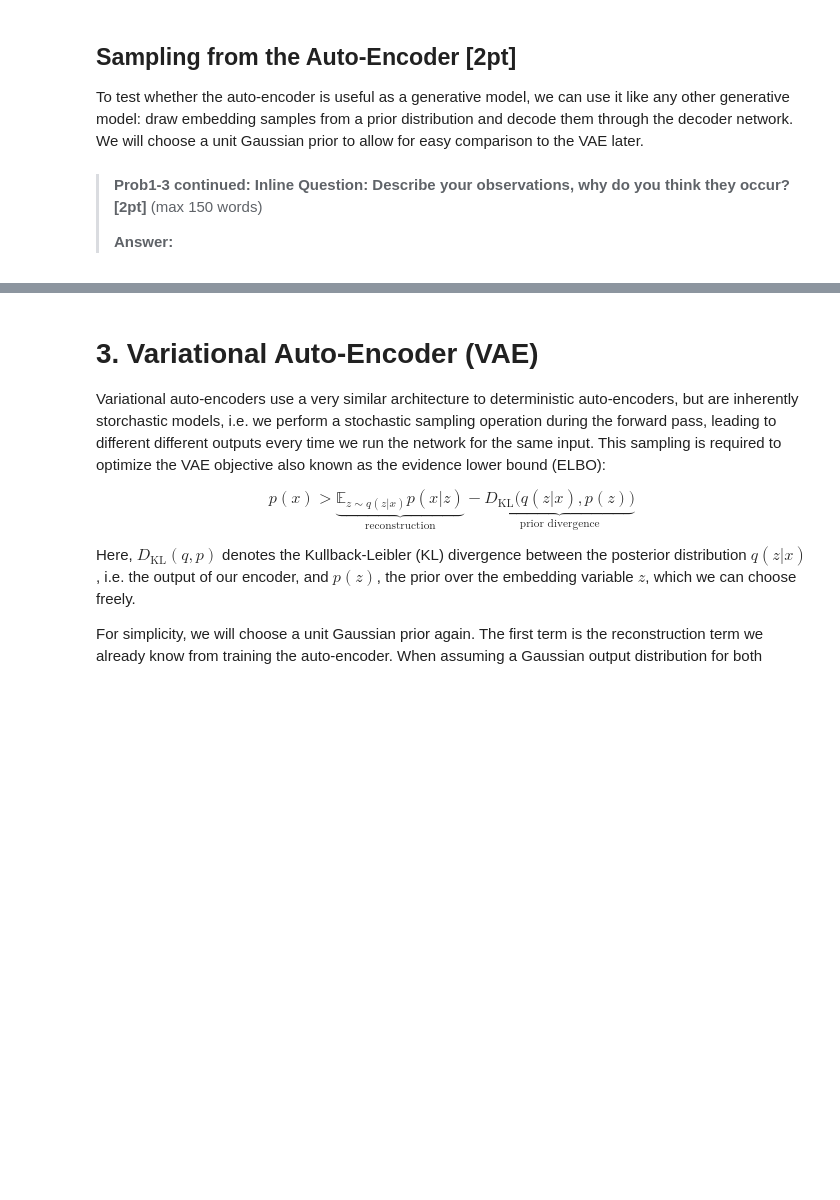
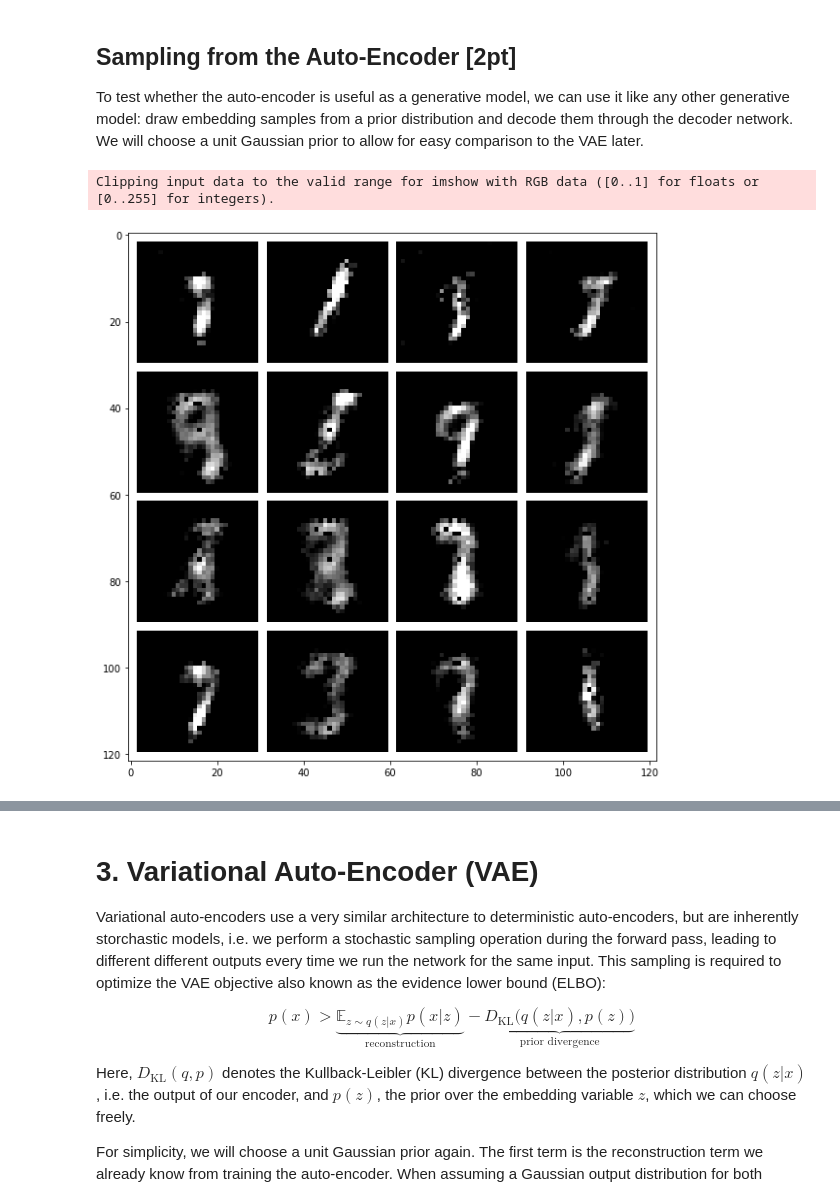
Before and after one commit to prateekchhikara/deep-learning-assignment2, a Jupyter notebook: Problem1_VAE_v0.ipynb, the cells around one changed output, grey strips where cells are left out. Cells and saved outputs as stored; diff of their text form; code cells hidden in the pictures; blank space fills up the shorter version.

```diff
--- a/Problem1_VAE_v0.ipynb
+++ b/Problem1_VAE_v0.ipynb
@@ -93,15 +111,13 @@ class Encoder(nn.Module):
     super().__init__()
     self.input_size = input_size
     ################################# TODO #########################################
-    # Create the network architecture using a nn.Sequential module wrapper.        #
-    # Encoder Architecture:                                                        #
-    # - input_size -> 256                                                          #
-    # - ReLU                                                                       #
-    # - 256 -> 64                                                                  #
-    # - ReLU                                                                       #
-    # - 64 -> nz                                                                   #
-    # HINT: Verify the shapes of intermediate layers by running partial networks   #
-    #        (with the next notebook cell) and visualizing the output shapes.      #
+    self.net = nn.Sequential(
+            nn.Linear(input_size, 256),
+            nn.ReLU(),
+            nn.Linear(256, 64),
+            nn.ReLU(),
+            nn.Linear(64, nz)
+        )
     ################################################################################
 
     ################################ END TODO #######################################
@@ -115,14 +131,13 @@ class Decoder(nn.Module):
     super().__init__()
     self.output_size = output_size
     ################################# TODO #########################################
-    # Create the network architecture using a nn.Sequential module wrapper.        #
-    # Decoder Architecture (mirrors encoder architecture):                         #
-    # - nz -> 64                                                                   #
-    # - ReLU                                                                       #
-    # - 64 -> 256                                                                  #
-    # - ReLU                                                                       #
-    # - 256 -> output_size                                                         #
-    ################################################################################
+    self.net = nn.Sequential(
+            nn.Linear(nz, 64),
+            nn.ReLU(),
+            nn.Linear(64, 256),
+            nn.ReLU(),
+            nn.Linear(256, output_size)
+        )
 
     ################################ END TODO #######################################
 
@@ -272,29 +327,32 @@ To test whether the auto-encoder is useful as a generative model, we can use it
 # %%
 # we will sample N embeddings, then decode and visualize them
 def vis_samples(model):
   ####################################### TODO #######################################
   # Prob1-3 Sample embeddings from a diagonal unit Gaussian distribution and decode them     #
   # using the model.                                                                 #
   # HINT: The sampled embeddings should have shape [batch_size, nz]. Diagonal unit   #
   #       Gaussians have mean 0 and a covariance matrix with ones on the diagonal    #
   #       and zeros everywhere else.                                                 #
   # HINT: If you are unsure whether you sampled the correct distribution, you can    #
   #       sample a large batch and compute the empirical mean and variance using the #
   #       .mean() and .var() functions.                                              #
   # HINT: You can directly use model.decoder() to decode the samples.                #
   ####################################################################################
 
+  z_samples = torch.randn(batch_size, nz)
+  decoded_samples = model.decoder(z_samples)
+  decoded_samples = decoded_samples.reshape((-1, 1, 28, 28))
+
+
   #################################### END TODO ######################################
 
   fig = plt.figure(figsize = (10, 10))
   ax1 = plt.subplot(111)
   ax1.imshow(torchvision.utils.make_grid(decoded_samples[:16], nrow=4, pad_value=1.)\
                 .data.cpu().numpy().transpose(1, 2, 0), cmap='gray')
   plt.show()
 
 vis_samples(ae_model)
+# %% [output]
+Clipping input data to the valid range for imshow with RGB data ([0..1] for floats or [0..255] for integers).
+[figure, added]
-# %% [markdown]
->**Prob1-3 continued: Inline Question: Describe your observations, why do you think they occur? [2pt]**
->(max 150 words)
->
->**Answer:**
```
Also changed, not shown: parts of 6 cells of this notebook.
